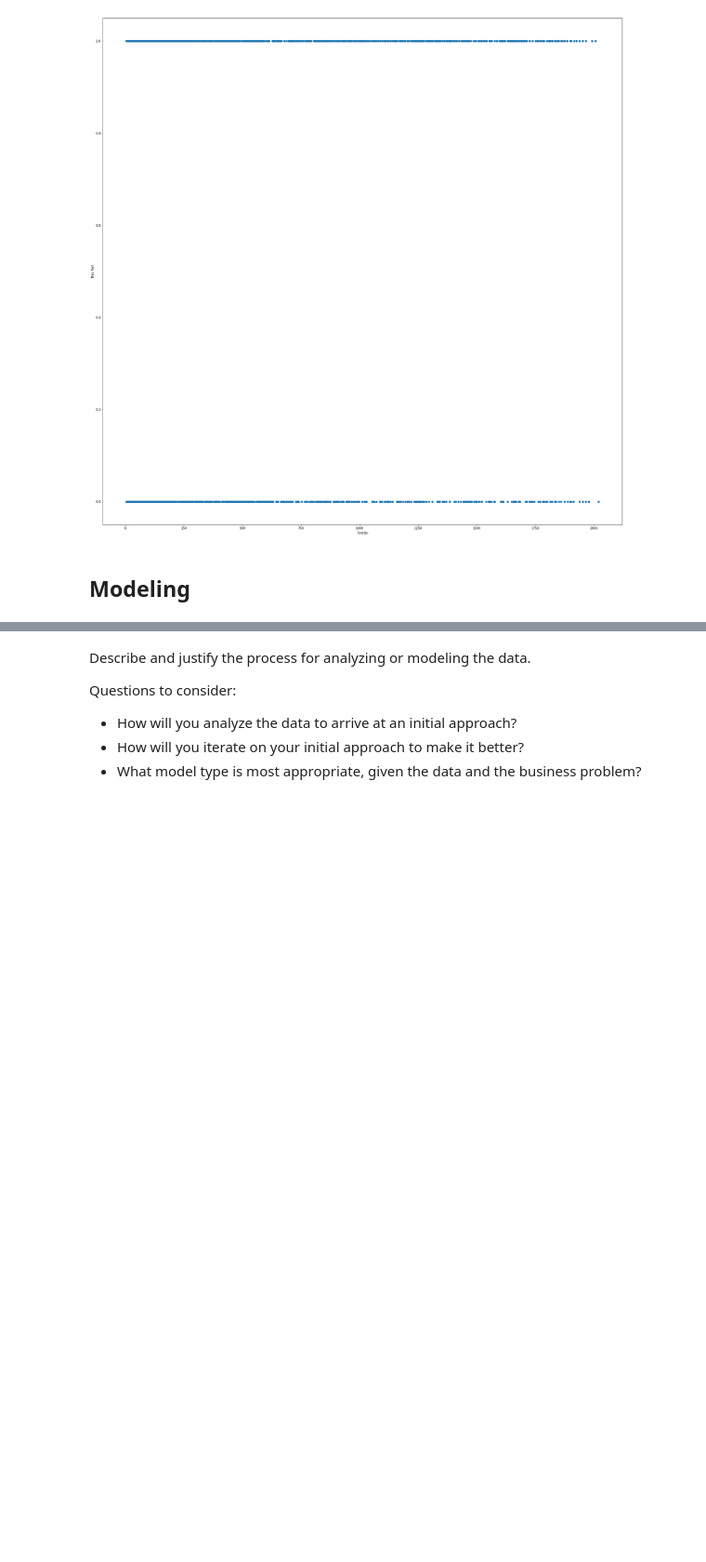
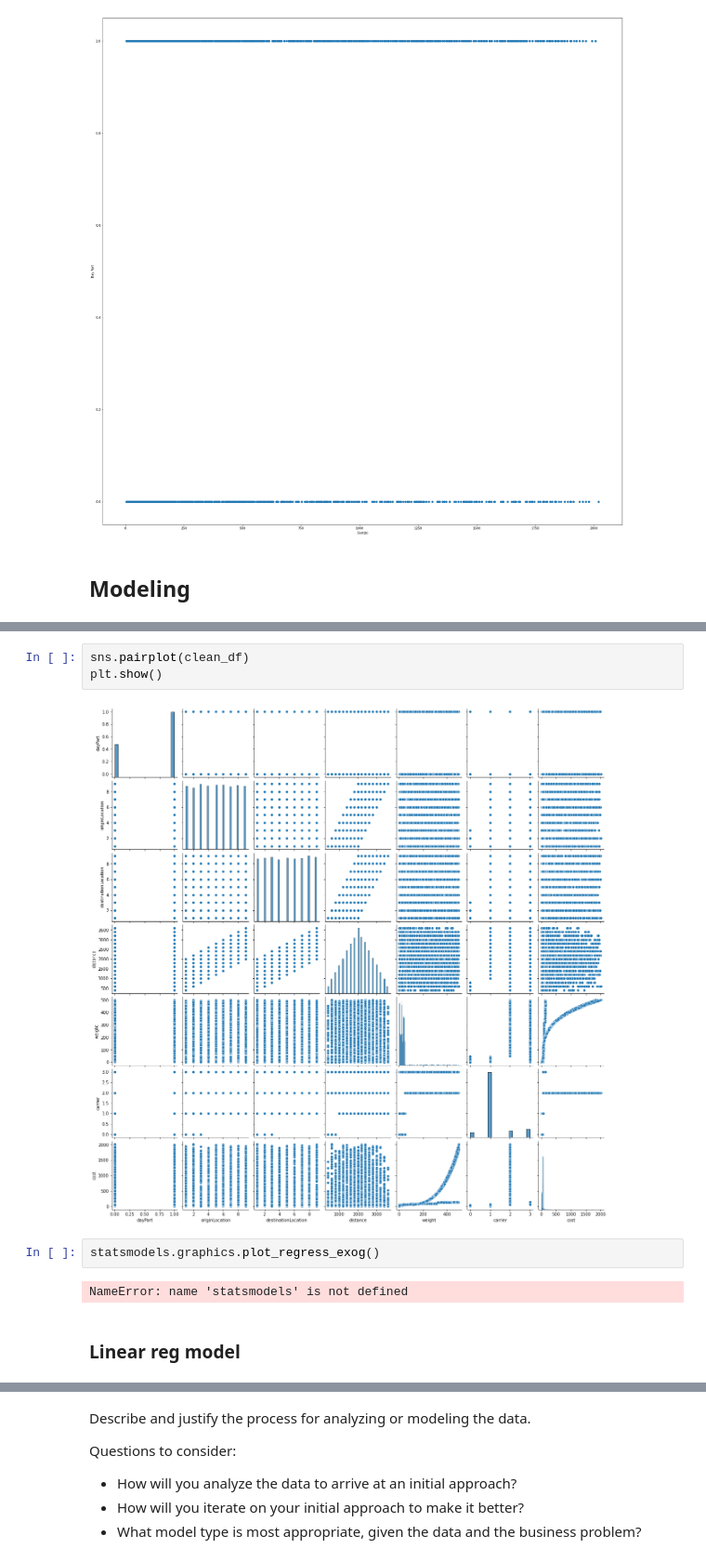
Before and after one commit to litzysj/Cost-Prediction-for-Logistic-Company, a Jupyter notebook: Notebooks/Sandbox Notebook.ipynb, the cells around one changed output, grey strips where cells are left out. Shown: that part at 93% size. Saved outputs shown, nothing was run; the diff lists cells and outputs as text; blank space fills up the shorter version.

Commit message:
modeling

```diff
--- a/Notebooks/Sandbox Notebook.ipynb
+++ b/Notebooks/Sandbox Notebook.ipynb
@@ -466,0 +506,11 @@ plt.show()
+# %%
+sns.pairplot(clean_df)
+plt.show()
+# %% [output]
+[figure, added]
+# %%
+statsmodels.graphics.plot_regress_exog()
+# %% [output]
+NameError: name 'statsmodels' is not defined
+# %% [markdown]
+### Linear reg model
```
Also changed, not shown: parts of 33 cells of this notebook.
